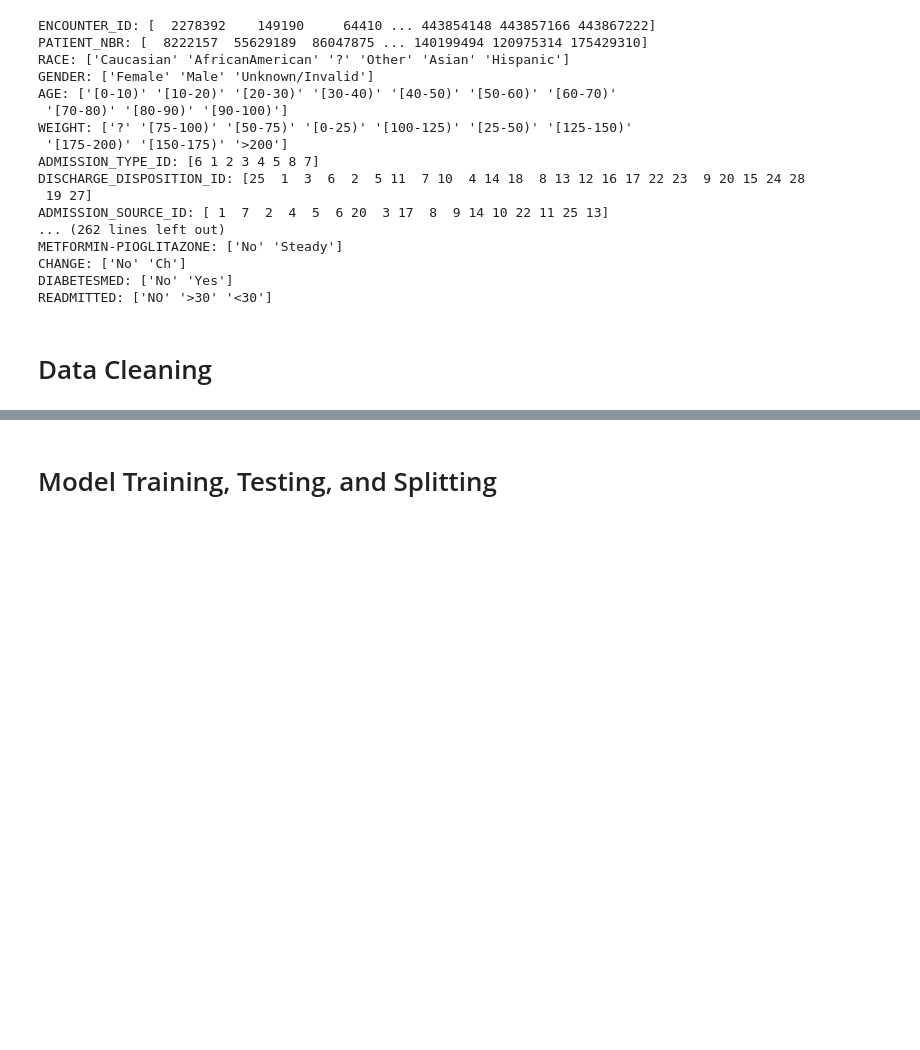
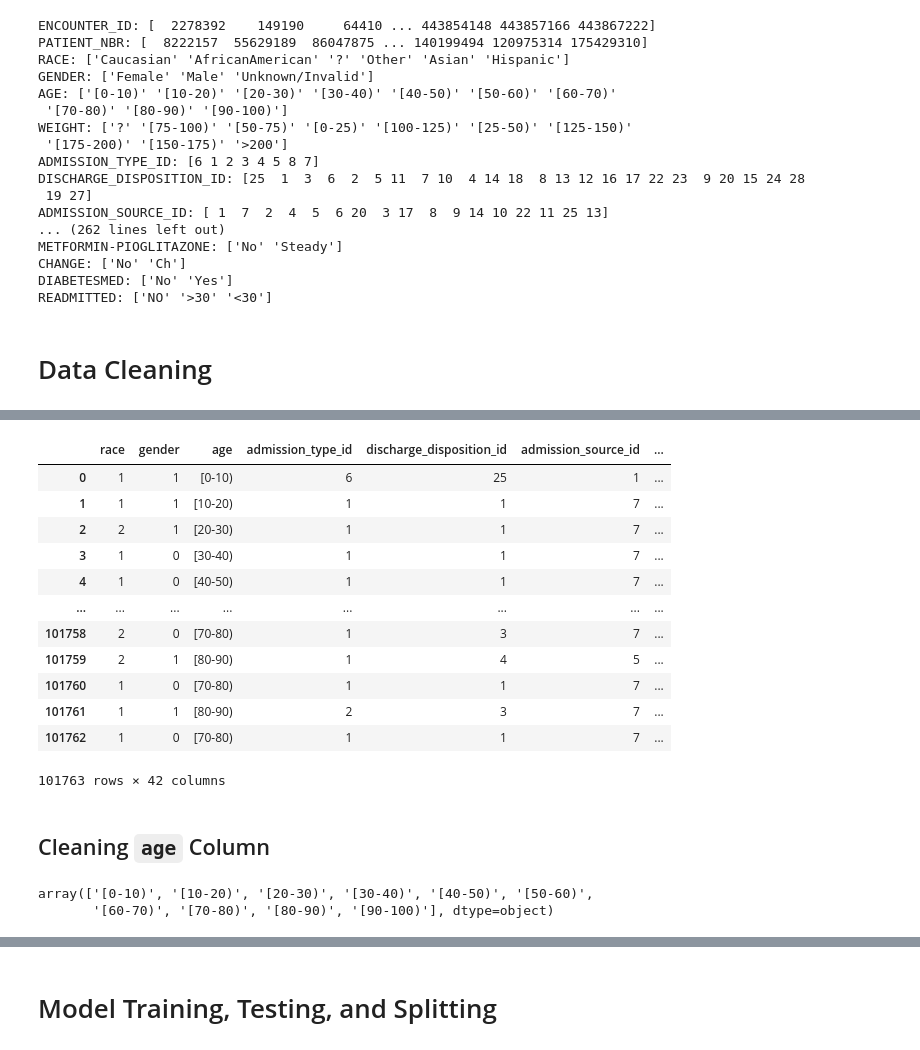
Before and after one commit to nickdlc/CUNY-Data-Analytics, a Jupyter notebook: mini_projects/machine_learning/Data_Analytics_Mini_Project03.ipynb, the cells around one changed output, grey strips where cells are left out. Saved outputs shown, nothing was run; the diff lists cells and outputs as text; code cells hidden in the pictures; blank space fills up the shorter version.

````diff
--- a/mini_projects/machine_learning/Data_Analytics_Mini_Project03.ipynb
+++ b/mini_projects/machine_learning/Data_Analytics_Mini_Project03.ipynb
@@ -128,0 +221,24 @@ df = data.drop(['ENCOUNTER_ID', 'PATIENT_NBR', 'MEDICAL'])
+# %%
+df
+# %% [output]
+|  | race | gender | age | admission_type_id | discharge_disposition_id | admission_source_id | ... |
+| 0 | 1 | 1 | [0-10) | 6 | 25 | 1 | ... |
+| 1 | 1 | 1 | [10-20) | 1 | 1 | 7 | ... |
+| 2 | 2 | 1 | [20-30) | 1 | 1 | 7 | ... |
+| 3 | 1 | 0 | [30-40) | 1 | 1 | 7 | ... |
+| 4 | 1 | 0 | [40-50) | 1 | 1 | 7 | ... |
+| ... | ... | ... | ... | ... | ... | ... | ... |
+| 101758 | 2 | 0 | [70-80) | 1 | 3 | 7 | ... |
+| 101759 | 2 | 1 | [80-90) | 1 | 4 | 5 | ... |
+| 101760 | 1 | 0 | [70-80) | 1 | 1 | 7 | ... |
+| 101761 | 1 | 1 | [80-90) | 2 | 3 | 7 | ... |
+| 101762 | 1 | 0 | [70-80) | 1 | 1 | 7 | ... |
+101763 rows × 42 columns
+# %% [markdown]
+## Cleaning ```age``` Column
+# %%
+# Get the unique values in the gender column
+df['age'].unique()
+# %% [output]
+array(['[0-10)', '[10-20)', '[20-30)', '[30-40)', '[40-50)', '[50-60)',
+       '[60-70)', '[70-80)', '[80-90)', '[90-100)'], dtype=object)
````
Also changed, not shown: parts of 40 cells of this notebook.
